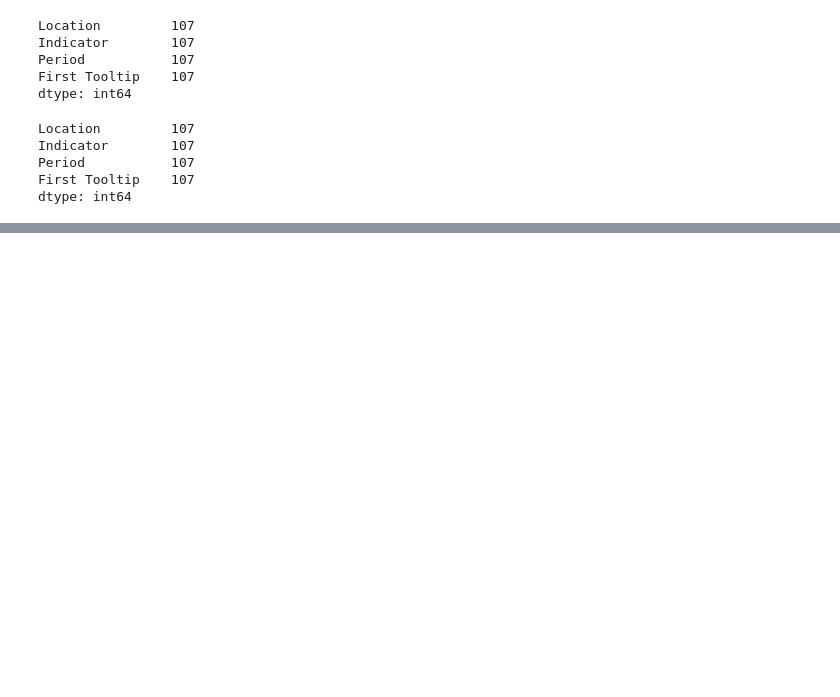
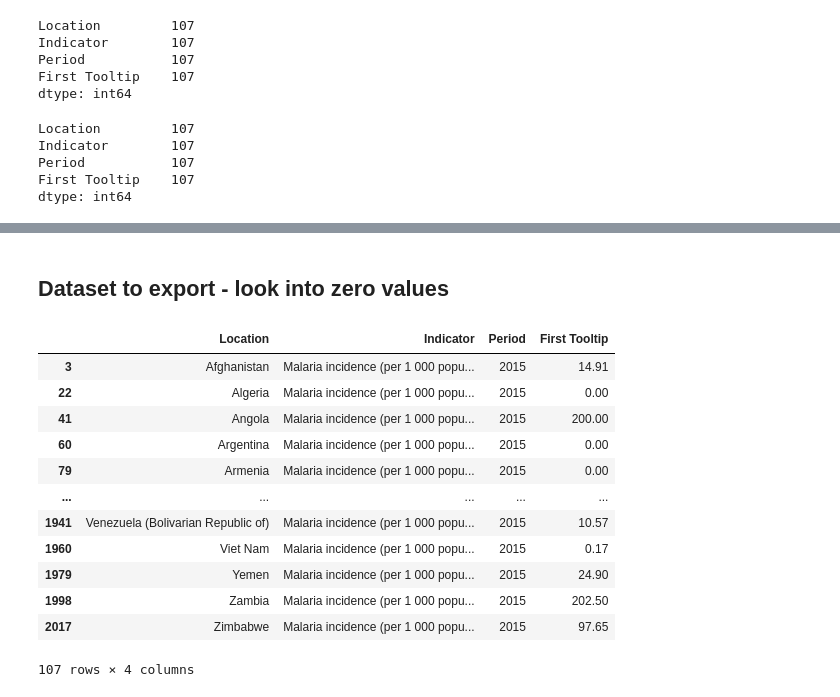
Before and after one commit to kwolf3/World_Health_Statistics_Project, a Jupyter notebook: Clean and Transform Data.ipynb, the cells around one changed output, grey strips where cells are left out. Drawn from its saved outputs; the diff is of its cells as text; code cells hidden in the pictures; blank space fills up the shorter version.

```diff
--- a/Clean and Transform Data.ipynb
+++ b/Clean and Transform Data.ipynb
@@ -2328,0 +2348,19 @@ dtype: int64
+# %% [markdown]
+## Dataset to export - look into zero values
+# %%
+malaria_2015 = malaria_data[malaria_data['Period'] == 2015]
+malaria_2015
+# %% [output]
+|  | Location | Indicator | Period | First Tooltip |
+| 3 | Afghanistan | Malaria incidence (per 1 000 popu... | 2015 | 14.91 |
+| 22 | Algeria | Malaria incidence (per 1 000 popu... | 2015 | 0.00 |
+| 41 | Angola | Malaria incidence (per 1 000 popu... | 2015 | 200.00 |
+| 60 | Argentina | Malaria incidence (per 1 000 popu... | 2015 | 0.00 |
+| 79 | Armenia | Malaria incidence (per 1 000 popu... | 2015 | 0.00 |
+| ... | ... | ... | ... | ... |
+| 1941 | Venezuela (Bolivarian Republic of) | Malaria incidence (per 1 000 popu... | 2015 | 10.57 |
+| 1960 | Viet Nam | Malaria incidence (per 1 000 popu... | 2015 | 0.17 |
+| 1979 | Yemen | Malaria incidence (per 1 000 popu... | 2015 | 24.90 |
+| 1998 | Zambia | Malaria incidence (per 1 000 popu... | 2015 | 202.50 |
+| 2017 | Zimbabwe | Malaria incidence (per 1 000 popu... | 2015 | 97.65 |
+107 rows × 4 columns
```
Also changed, not shown: parts of 4 cells of this notebook.
